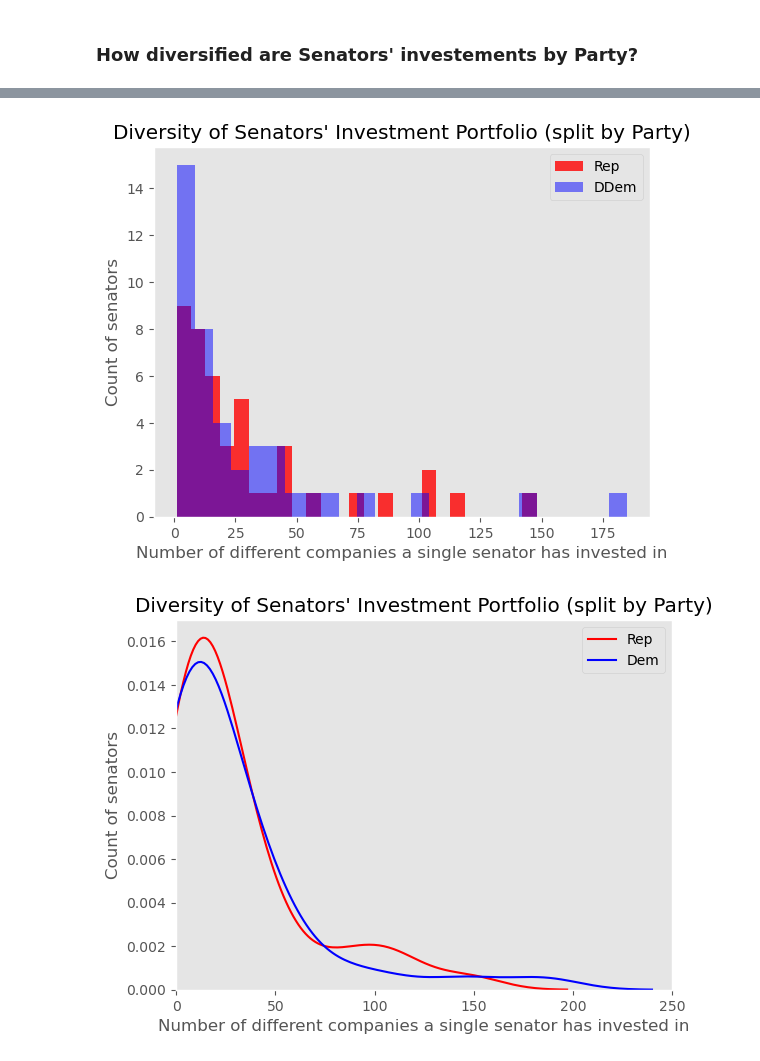
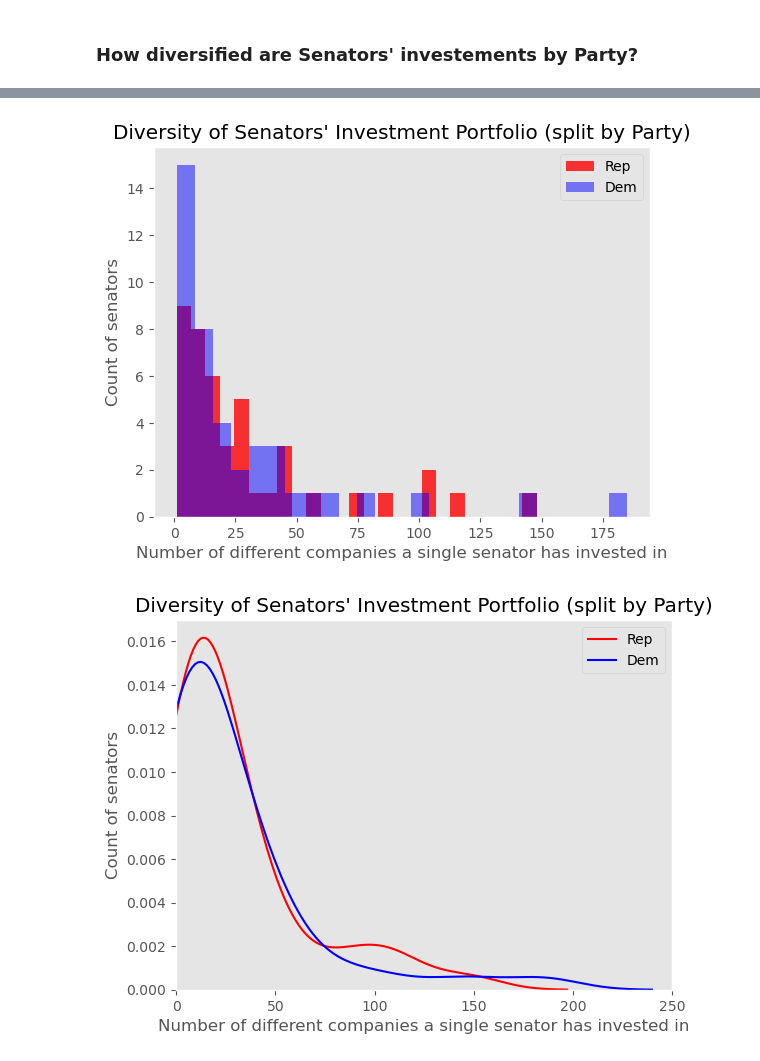
Before and after one commit to e2abbyh/ECE143-Group4-FinalProject, a Jupyter notebook: Analysis.ipynb, the cells around one changed output, grey strips where cells are left out. Drawn from its saved outputs; the diff is of its cells as text; code cells hidden in the pictures.

```diff
--- a/Analysis.ipynb
+++ b/Analysis.ipynb
@@ -168,16 +154,16 @@ df_senator_count_total
 # %%
 with plt.style.context('ggplot'):
     ra= plt.hist(df_senator_count_total[df_senator_count_total["Party"]=="R"]["Count"], histtype="bar", alpha=0.8, color="red", label="Rep", bins=25)
-    da= plt.hist(df_senator_count_total[df_senator_count_total["Party"]=="D"]["Count"], histtype="bar", alpha=0.5, color="blue", label="DDem", bins=25)
+    da= plt.hist(df_senator_count_total[df_senator_count_total["Party"]=="D"]["Count"], histtype="bar", alpha=0.5, color="blue", label="Dem", bins=25)
     plt.legend()
     plt.grid(False)
     plt.title("Diversity of Senators' Investment Portfolio (split by Party)")
     plt.xlabel("Number of different companies a single senator has invested in")
     plt.ylabel('Count of senators')
     plt.show()
     plt.close()
 # %% [output]
-[figure, old version]
+[figure, new version]
 # %%
 with plt.style.context('ggplot'):
     with warnings.catch_warnings():
```
Also changed, not shown: parts of 3 cells of this notebook.
